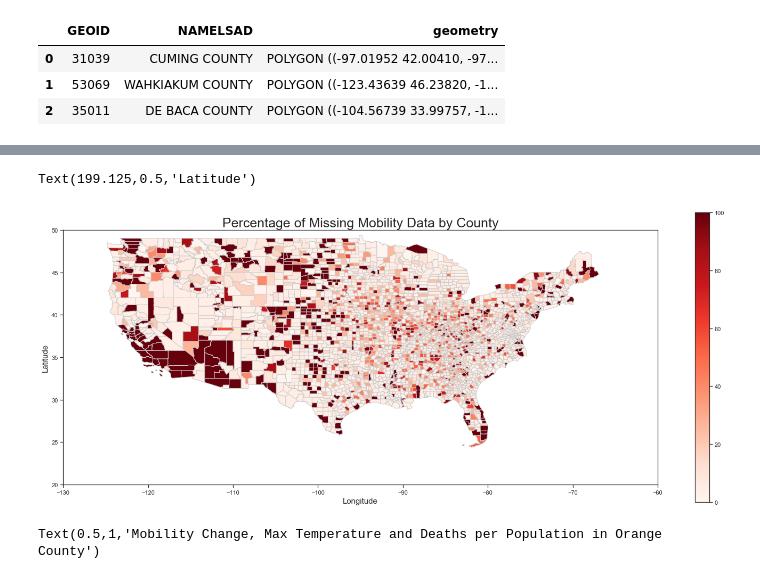
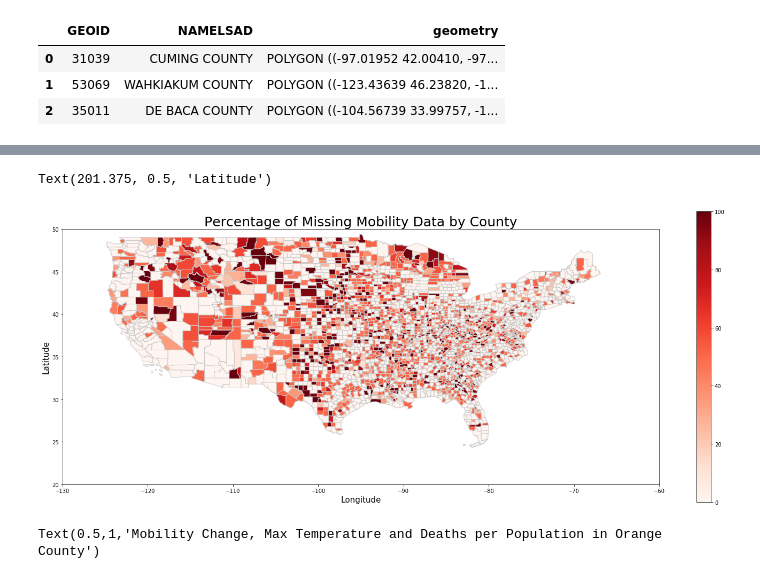
Before and after one commit to LittleAhn/covid19-ml-project, a Jupyter notebook: scripts/building_graphs.ipynb, the cells around one changed output, grey strips where cells are left out. Drawn from its saved outputs; the diff is of its cells as text; code cells hidden in the pictures.

Commit message:
update graphs code

```diff
--- a/scripts/building_graphs.ipynb
+++ b/scripts/building_graphs.ipynb
@@ -75,6 +75,6 @@ sns.pairplot(df_matrix, vars=df_matrix.columns)
 # %%
 import geopandas as gpd
-shape = gpd.read_file('../../../../archived/tl_2017_us_county/tl_2017_us_county.shp')
+shape = gpd.read_file('../data_raw/tl_2017_us_county.shp')
 shape = shape[['GEOID', 'NAMELSAD', 'geometry']]
 shape.NAMELSAD = shape.NAMELSAD.str.upper()
 shape.head(3)
@@ -83,13 +83,12 @@ shape.head(3)
 | 0 | 31039 | CUMING COUNTY | POLYGON ((-97.01952 42.00410, -97... |
 | 1 | 53069 | WAHKIAKUM COUNTY | POLYGON ((-123.43639 46.23820, -1... |
 | 2 | 35011 | DE BACA COUNTY | POLYGON ((-104.56739 33.99757, -1... |
-# %%
-df = df[df.iloc[:, 3:9].isnull().any(axis=1)]
-df = df.groupby('CountyName').count()
+# %%
+df = df.groupby(['fips','CountyName','StateName']).count()
+df['sharemissing'] = (df['date']-df['retail_and_recreation_percent_change_from_baseline'])/df['date']
 # %%
 df = df.merge(shape, left_on=['CountyName'], right_on='NAMELSAD', how="right")
-df_inter = df.fillna(df.max())
-gdf = gpd.GeoDataFrame(df_inter, geometry=df_inter.geometry)
+gdf = gpd.GeoDataFrame(df, geometry=df.geometry)
 # %%
 gdf.head(3)
 # %% [output]
@@ -101,16 +100,16 @@ gdf.head(3)
 # %%
 fig, ax = plt.subplots(1, figsize=(25, 10))
-gdf.plot(column='fips', cmap='Reds', ax=ax, edgecolor='0.8')
+gdf.plot(column='sharemissing', cmap='Reds', ax=ax, edgecolor='0.8')
 ax.set_title('Percentage of Missing Mobility Data by County', fontsize=25)
 sm = plt.cm.ScalarMappable(cmap='Reds', norm=plt.Normalize(vmin=0, vmax=100))
 sm._A = []
 cbar = fig.colorbar(sm)
 ax.axis((-130, -60, 20, 50))
 plt.xlabel('Longitude', fontsize=15)
 plt.ylabel('Latitude', fontsize=15)
 # %% [output]
-Text(199.125,0.5,'Latitude')
+Text(201.375, 0.5, 'Latitude')
-[figure, old version]
+[figure, new version]
 # %%
 df = pd.read_csv('../../../../archived/full_df.csv')
 df_line = df[['date', 'fips', 'retail_and_recreation_percent_change_from_baseline',
```
Also changed, not shown: parts of 5 cells of this notebook, 12 other files.
